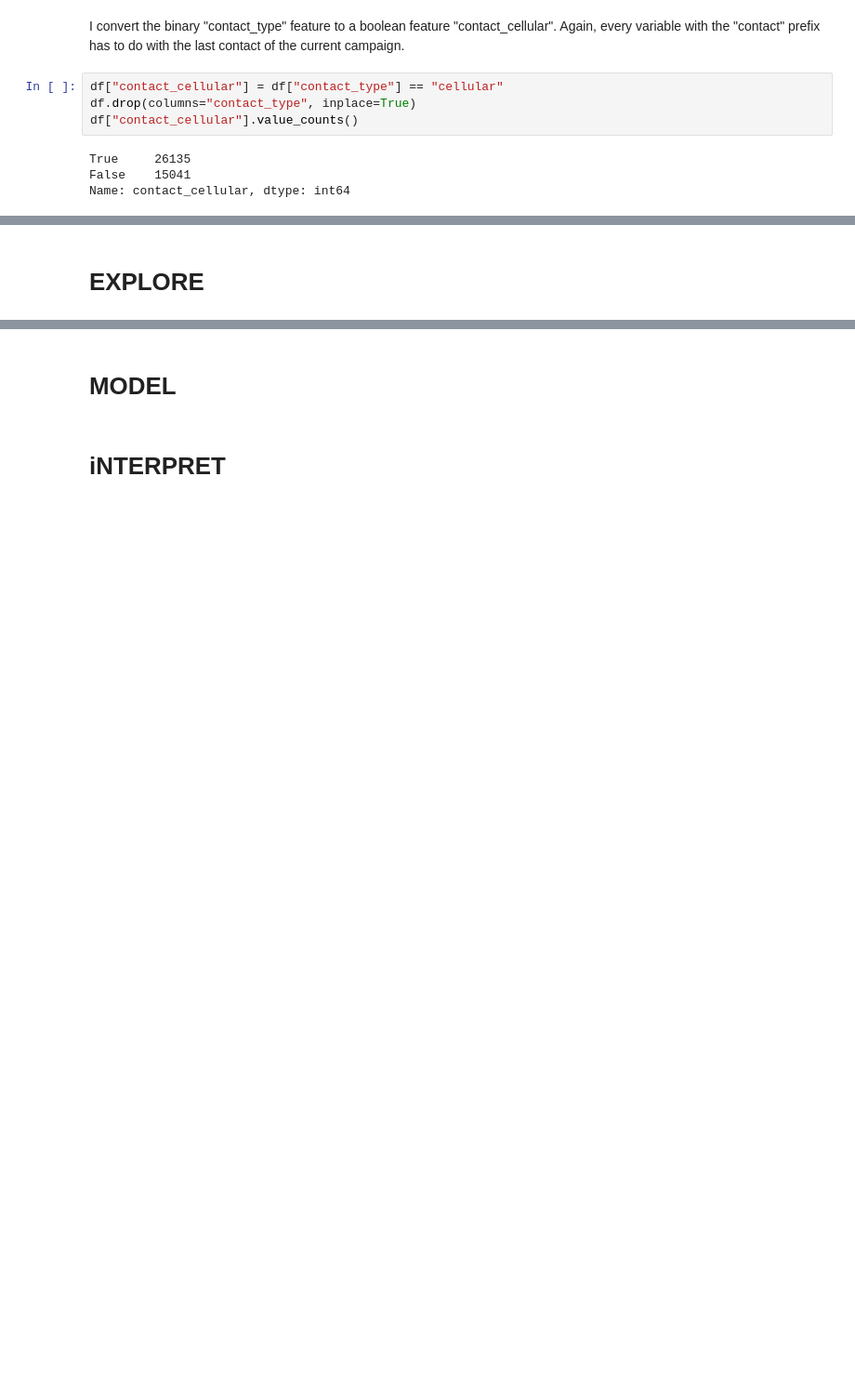
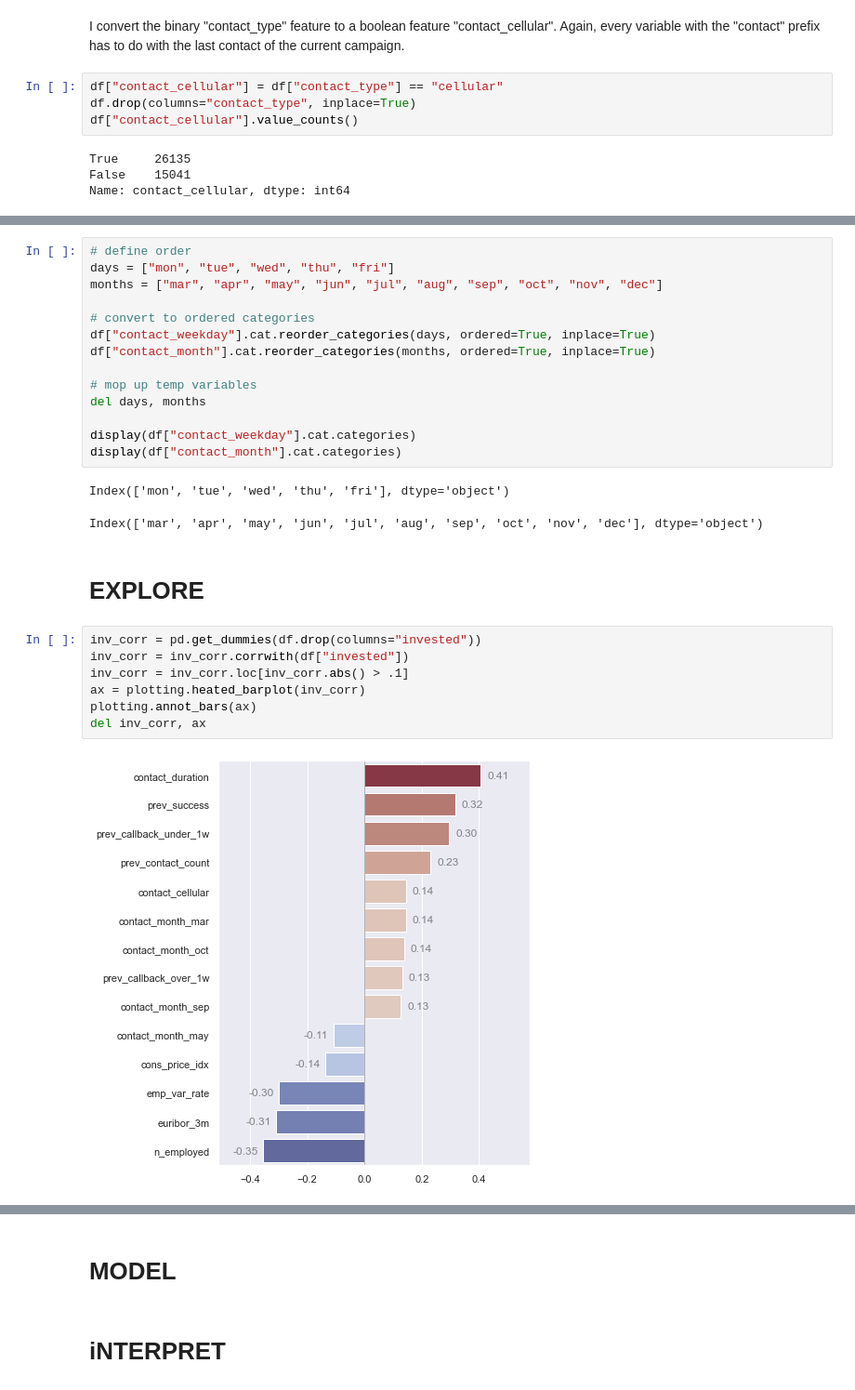
Before and after one commit to ndgigliotti/dsc-phase-3-project, a Jupyter notebook: index.ipynb, the cells around one changed output, grey strips where cells are left out. Shown at 93% size. Saved outputs shown, nothing was run; the diff lists cells and outputs as text; blank space fills up the shorter version.

```diff
--- a/index.ipynb
+++ b/index.ipynb
@@ -285,5 +290,31 @@ del to_cat
 | self_employed |  |  | apr |  |
 | entrepreneur |  |  | sep |  |
 | student |  |  |  |  |
+# %%
+# define order
+days = ["mon", "tue", "wed", "thu", "fri"]
+months = ["mar", "apr", "may", "jun", "jul", "aug", "sep", "oct", "nov", "dec"]
+
+# convert to ordered categories
+df["contact_weekday"].cat.reorder_categories(days, ordered=True, inplace=True)
+df["contact_month"].cat.reorder_categories(months, ordered=True, inplace=True)
+
+# mop up temp variables
+del days, months
+
+display(df["contact_weekday"].cat.categories)
+display(df["contact_month"].cat.categories)
+# %% [output]
+Index(['mon', 'tue', 'wed', 'thu', 'fri'], dtype='object')
+Index(['mar', 'apr', 'may', 'jun', 'jul', 'aug', 'sep', 'oct', 'nov', 'dec'], dtype='object')
 # %% [markdown]
 # EXPLORE
+# %%
+inv_corr = pd.get_dummies(df.drop(columns="invested"))
+inv_corr = inv_corr.corrwith(df["invested"])
+inv_corr = inv_corr.loc[inv_corr.abs() > .1]
+ax = plotting.heated_barplot(inv_corr)
+plotting.annot_bars(ax)
+del inv_corr, ax
+# %% [output]
+[figure, added]
```
Also changed, not shown: parts of 12 cells of this notebook, 1 other file.
